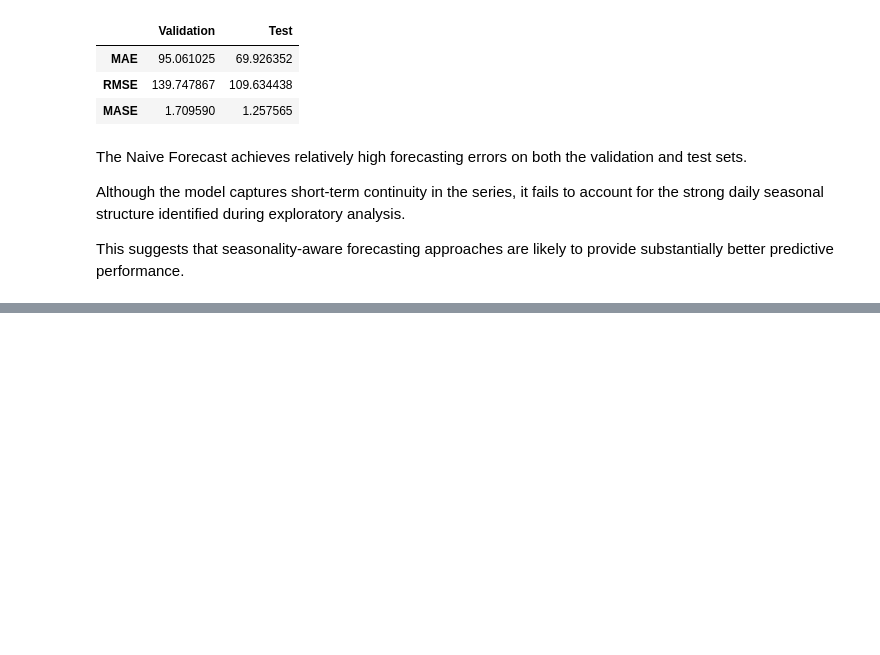
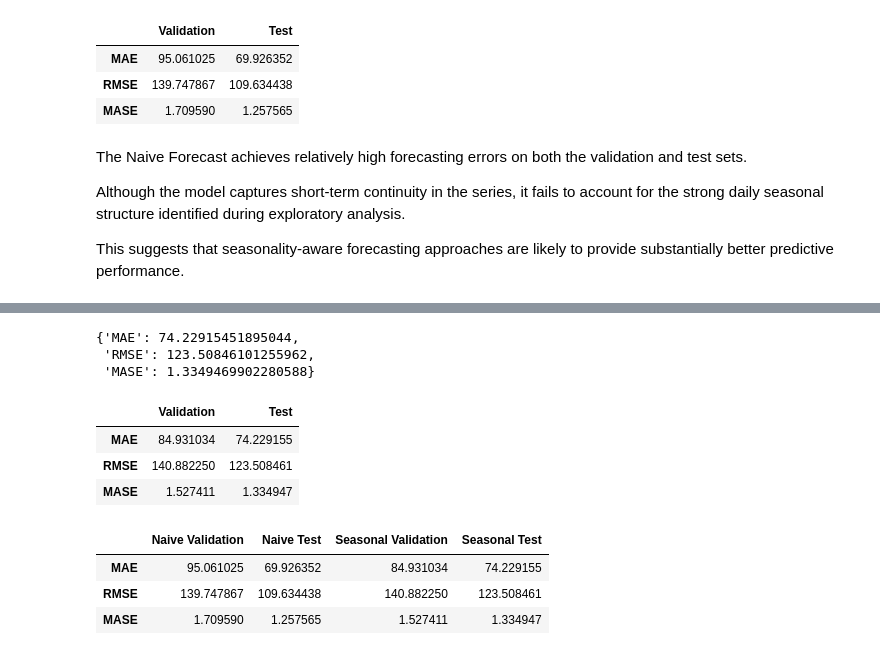
Before and after one commit to Kat-Pelka/RR_project, a Jupyter notebook: notebooks/02_baseline_models.ipynb, the cells around one changed output, grey strips where cells are left out. Saved outputs shown, nothing was run; the diff lists cells and outputs as text; code cells hidden in the pictures; blank space fills up the shorter version.

```diff
--- a/notebooks/02_baseline_models.ipynb
+++ b/notebooks/02_baseline_models.ipynb
@@ -225,0 +247,9 @@ This suggests that seasonality-aware forecasting approaches are likely to provid
+# %%
+# evaluation
+seasonal_naive_val_results = evaluate_forecast(
+    seasonal_val_actual,
+    seasonal_naive_val_pred,
+    train["cnt"]
+)
+
+seasonal_naive_val_results
@@ -225,0 +291,52 @@ This suggests that seasonality-aware forecasting approaches are likely to provid
+# %%
+# test forecast
+seasonal_naive_test_pred = (
+    test["cnt"].shift(24)
+)
+
+seasonal_naive_test_pred = (
+    seasonal_naive_test_pred.dropna()
+)
+
+seasonal_test_actual = (
+    test["cnt"].iloc[24:]
+)
+# %%
+# test evaluation
+seasonal_naive_test_results = evaluate_forecast(
+    seasonal_test_actual,
+    seasonal_naive_test_pred,
+    train["cnt"]
+)
+
+seasonal_naive_test_results
+# %% [output]
+{'MAE': 74.22915451895044,
+ 'RMSE': 123.50846101255962,
+ 'MASE': 1.3349469902280588}
+# %%
+seasonal_results_df = pd.DataFrame({
+    "Validation": seasonal_naive_val_results,
+    "Test": seasonal_naive_test_results
+})
+
+seasonal_results_df
+# %% [output]
+|  | Validation | Test |
+| MAE | 84.931034 | 74.229155 |
+| RMSE | 140.882250 | 123.508461 |
+| MASE | 1.527411 | 1.334947 |
+# %%
+comparison_df = pd.DataFrame({
+    "Naive Validation": naive_val_results,
+    "Naive Test": naive_test_results,
+    "Seasonal Validation": seasonal_naive_val_results,
+    "Seasonal Test": seasonal_naive_test_results
+})
+
+comparison_df
+# %% [output]
+|  | Naive Validation | Naive Test | Seasonal Validation | Seasonal Test |
+| MAE | 95.061025 | 69.926352 | 84.931034 | 74.229155 |
+| RMSE | 139.747867 | 109.634438 | 140.882250 | 123.508461 |
+| MASE | 1.709590 | 1.257565 | 1.527411 | 1.334947 |
```
Also changed, not shown: parts of 9 cells of this notebook.
